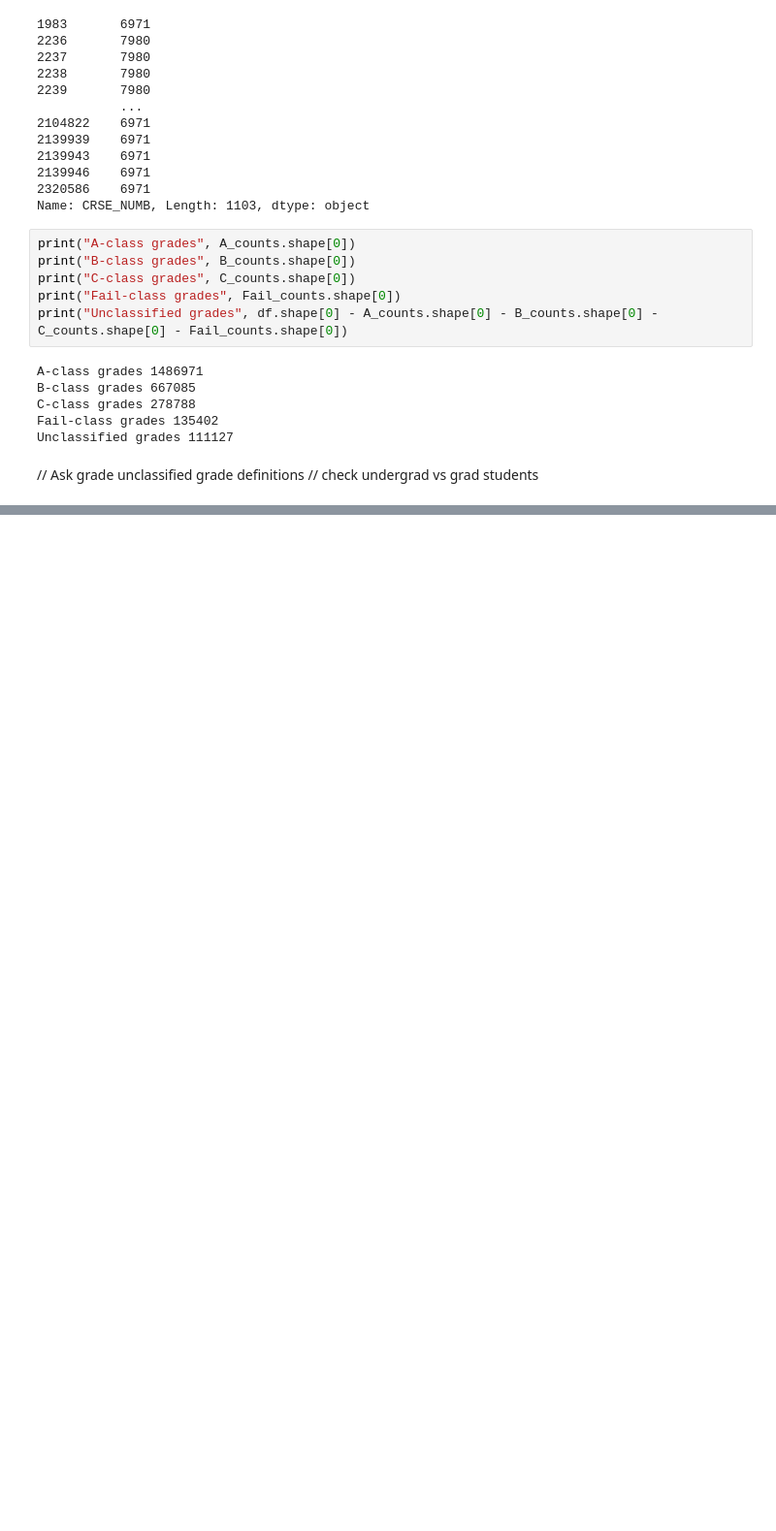
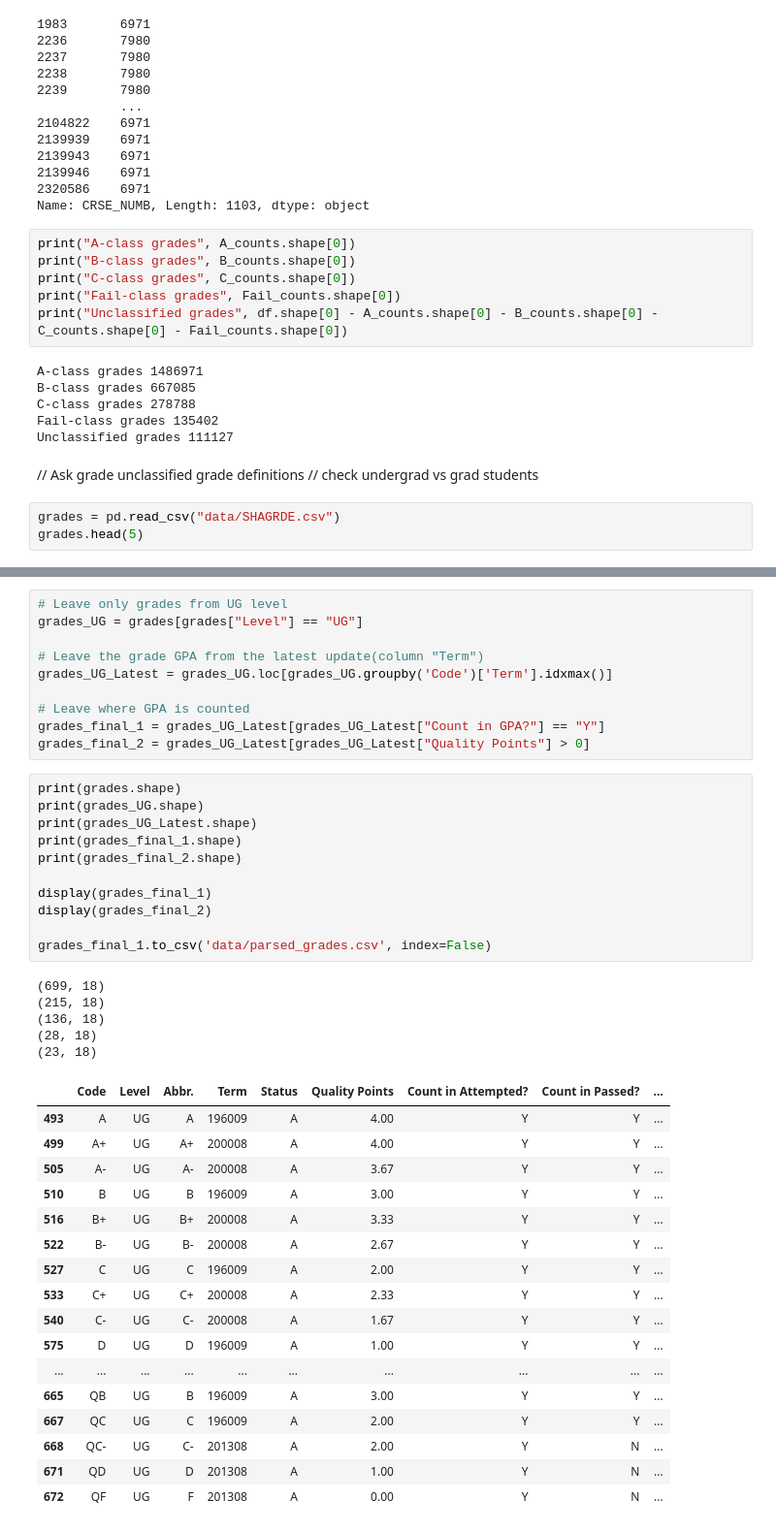
Before and after one commit to ArtKrutsko/CIS4915, a Jupyter notebook: preliminary_data_analysis.ipynb, the cells around one changed output, grey strips where cells are left out. Shown at 97% size. Drawn from its saved outputs; the diff is of its cells as text; blank space fills up the shorter version.

Commit message:
grade parsing added

```diff
--- a/preliminary_data_analysis.ipynb
+++ b/preliminary_data_analysis.ipynb
@@ -82,3 +119,6 @@ Unclassified grades 111127
 # %% [markdown]
 // Ask grade unclassified grade definitions
 // check undergrad vs grad students
+# %%
+grades = pd.read_csv("data/SHAGRDE.csv")
+grades.head(5)
@@ -84,0 +132,44 @@ Unclassified grades 111127
+# %%
+# Leave only grades from UG level
+grades_UG = grades[grades["Level"] == "UG"]
+
+# Leave the grade GPA from the latest update(column "Term")
+grades_UG_Latest = grades_UG.loc[grades_UG.groupby('Code')['Term'].idxmax()]
+
+# Leave where GPA is counted
+grades_final_1 = grades_UG_Latest[grades_UG_Latest["Count in GPA?"] == "Y"]
+grades_final_2 = grades_UG_Latest[grades_UG_Latest["Quality Points"] > 0]
+# %%
+print(grades.shape)
+print(grades_UG.shape)
+print(grades_UG_Latest.shape)
+print(grades_final_1.shape)
+print(grades_final_2.shape)
+
+display(grades_final_1)
+display(grades_final_2)
+
+grades_final_1.to_csv('data/parsed_grades.csv', index=False)
+# %% [output]
+(699, 18)
+(215, 18)
+(136, 18)
+(28, 18)
+(23, 18)
+|  | Code | Level | Abbr. | Term | Status | Quality Points | Count in Attempted? | Count in Passed? | ... |
+| 493 | A | UG | A | 196009 | A | 4.00 | Y | Y | ... |
+| 499 | A+ | UG | A+ | 200008 | A | 4.00 | Y | Y | ... |
+| 505 | A- | UG | A- | 200008 | A | 3.67 | Y | Y | ... |
+| 510 | B | UG | B | 196009 | A | 3.00 | Y | Y | ... |
+| 516 | B+ | UG | B+ | 200008 | A | 3.33 | Y | Y | ... |
+| 522 | B- | UG | B- | 200008 | A | 2.67 | Y | Y | ... |
+| 527 | C | UG | C | 196009 | A | 2.00 | Y | Y | ... |
+| 533 | C+ | UG | C+ | 200008 | A | 2.33 | Y | Y | ... |
+| 540 | C- | UG | C- | 200008 | A | 1.67 | Y | Y | ... |
+| 575 | D | UG | D | 196009 | A | 1.00 | Y | Y | ... |
+| ... | ... | ... | ... | ... | ... | ... | ... | ... | ... |
+| 665 | QB | UG | B | 196009 | A | 3.00 | Y | Y | ... |
+| 667 | QC | UG | C | 196009 | A | 2.00 | Y | Y | ... |
+| 668 | QC- | UG | C- | 201308 | A | 2.00 | Y | N | ... |
+| 671 | QD | UG | D | 201308 | A | 1.00 | Y | N | ... |
+| 672 | QF | UG | F | 201308 | A | 0.00 | Y | N | ... |
```
Also changed, not shown: parts of 6 cells of this notebook, 2 other files.
